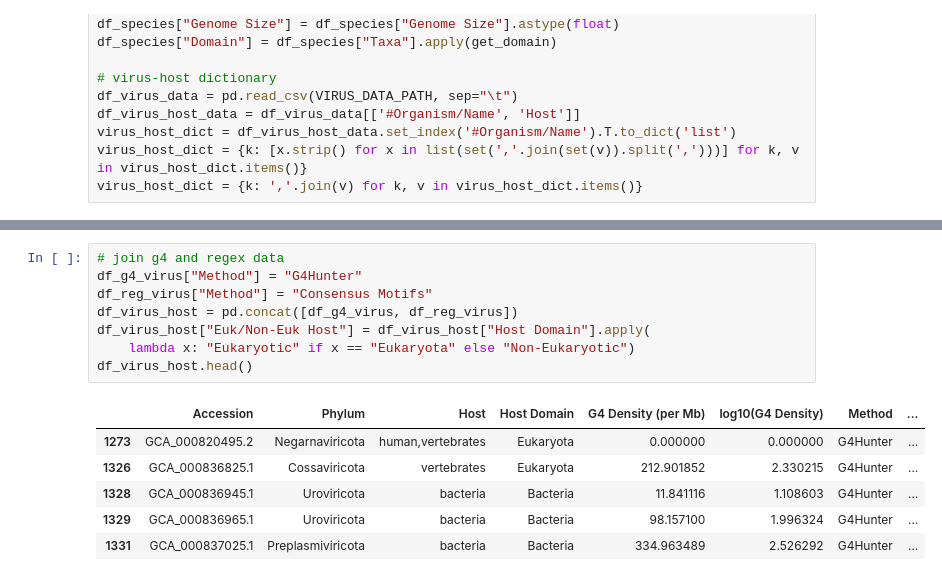
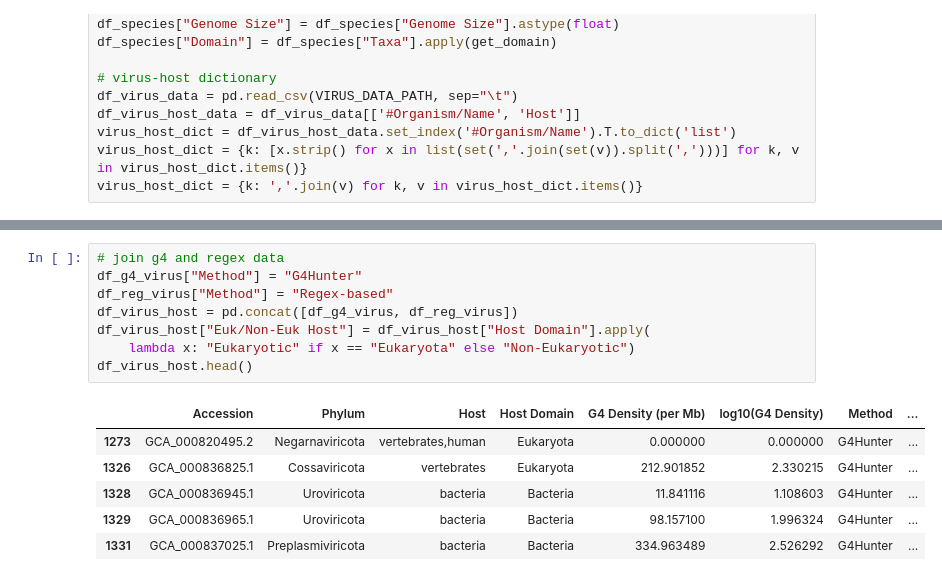
Before and after one commit to Georgakopoulos-Soares-lab/Quadrupia, a Jupyter notebook: notebooks/9_virus_host_g4_density_combined.ipynb, the cells around one changed output, grey strips where cells are left out. Drawn from its saved outputs; the diff is of its cells as text.

```diff
--- a/notebooks/9_virus_host_g4_density_combined.ipynb
+++ b/notebooks/9_virus_host_g4_density_combined.ipynb
@@ -149,14 +149,14 @@ See the caveats in the documentation: https://pandas.pydata.org/pandas-docs/stab
 # %%
 # join g4 and regex data
 df_g4_virus["Method"] = "G4Hunter"
-df_reg_virus["Method"] = "Consensus Motifs"
+df_reg_virus["Method"] = "Regex-based"
 df_virus_host = pd.concat([df_g4_virus, df_reg_virus])
 df_virus_host["Euk/Non-Euk Host"] = df_virus_host["Host Domain"].apply(
     lambda x: "Eukaryotic" if x == "Eukaryota" else "Non-Eukaryotic")
 df_virus_host.head()
 # %% [output]
 |  | Accession | Phylum | Host | Host Domain | G4 Density (per Mb) | log10(G4 Density) | Method | ... |
-| 1273 | GCA_000820495.2 | Negarnaviricota | human,vertebrates | Eukaryota | 0.000000 | 0.000000 | G4Hunter | ... |
+| 1273 | GCA_000820495.2 | Negarnaviricota | vertebrates,human | Eukaryota | 0.000000 | 0.000000 | G4Hunter | ... |
 | 1326 | GCA_000836825.1 | Cossaviricota | vertebrates | Eukaryota | 212.901852 | 2.330215 | G4Hunter | ... |
 | 1328 | GCA_000836945.1 | Uroviricota | bacteria | Bacteria | 11.841116 | 1.108603 | G4Hunter | ... |
 | 1329 | GCA_000836965.1 | Uroviricota | bacteria | Bacteria | 98.157100 | 1.996324 | G4Hunter | ... |
```
Also changed, not shown: parts of 5 cells of this notebook, 3 other files.
